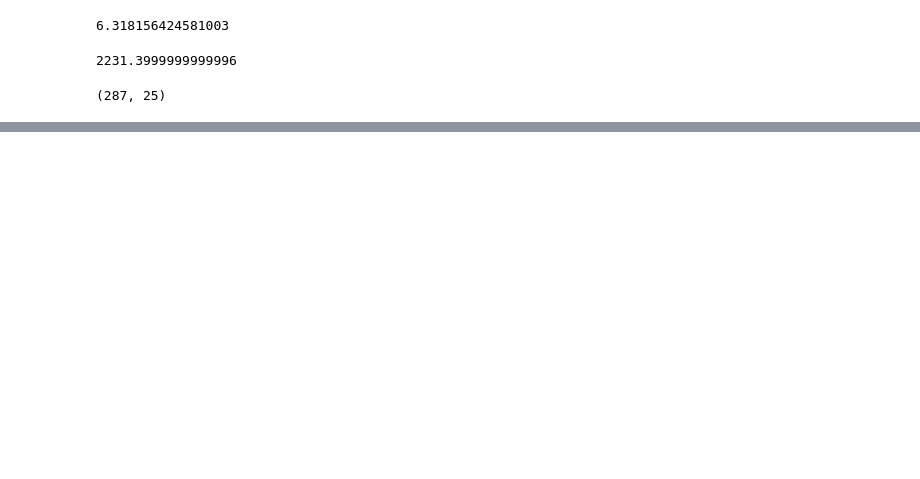
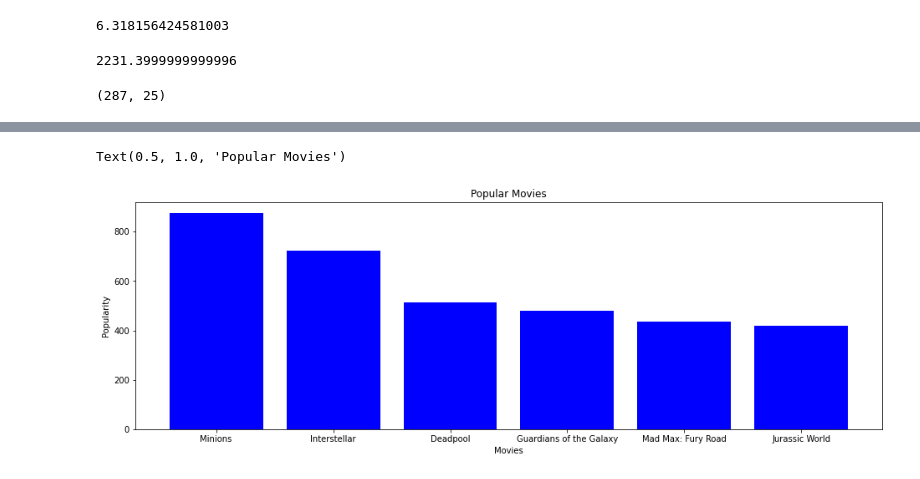
Before and after one commit to pritam123-jain/Final-year, a Jupyter notebook: recommendation.ipynb, the cells around one changed output, grey strips where cells are left out. Saved outputs shown, nothing was run; the diff lists cells and outputs as text; code cells hidden in the pictures; blank space fills up the shorter version.

```diff
--- a/recommendation.ipynb
+++ b/recommendation.ipynb
@@ -114,0 +124,11 @@ filter[['original_title', 'vote_count', 'vote_average', 'scores']].head(10)
+# %%
+pop = df1.sort_values('popularity', ascending=False)
+import matplotlib.pyplot as plt
+plt.figure(figsize=(16,5))
+plt.bar(pop['title'].head(6),pop['popularity'].head(6), align='center',color='blue')
+plt.xlabel('Movies')
+plt.ylabel("Popularity")
+plt.title("Popular Movies")
+# %% [output]
+Text(0.5, 1.0, 'Popular Movies')
+[figure, added]
```
Also changed, not shown: parts of 26 cells of this notebook.
